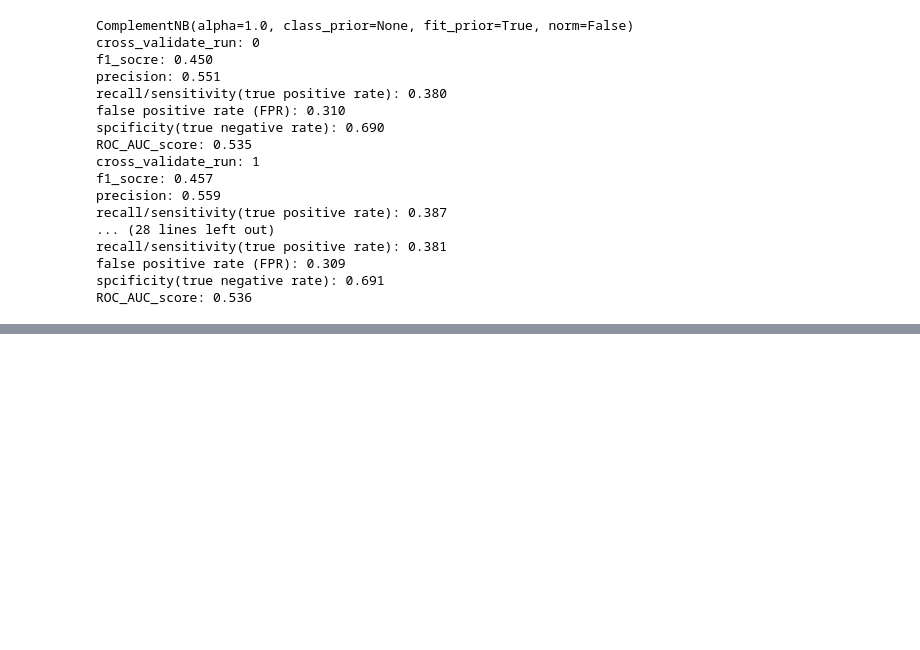
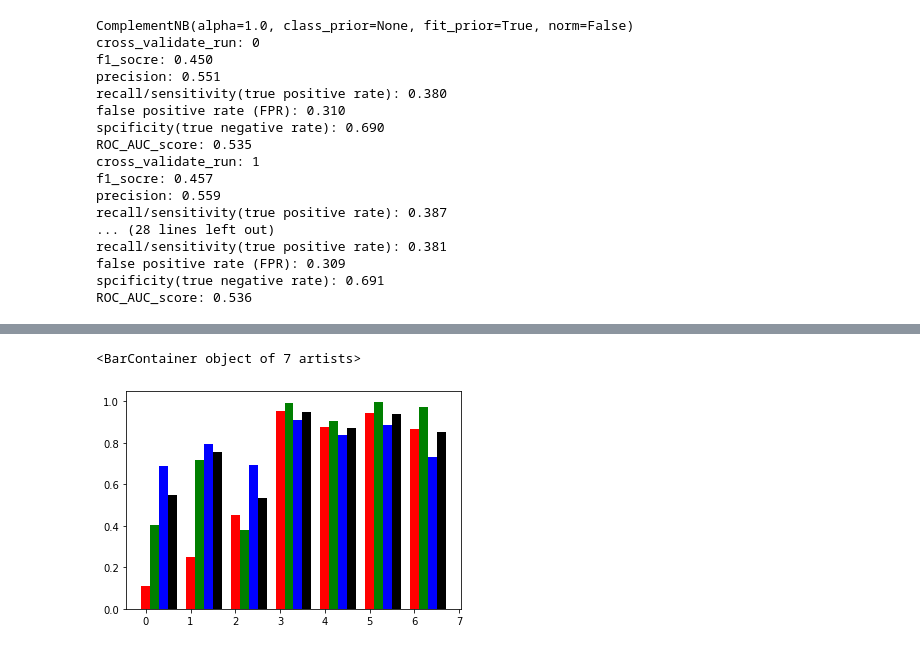
Before and after one commit to Shunling/Insight_HealthDataScience, a Jupyter notebook: Projects/P3/LightGBM_XGB_deeper_tree.ipynb, the cells around one changed output, grey strips where cells are left out. Saved outputs shown, nothing was run; the diff lists cells and outputs as text; code cells hidden in the pictures; blank space fills up the shorter version.

Commit message:
addEvaluationPlot

```diff
--- a/Projects/P3/LightGBM_XGB_deeper_tree.ipynb
+++ b/Projects/P3/LightGBM_XGB_deeper_tree.ipynb
@@ -391,0 +488,11 @@ ROC_AUC_score: 0.536
+# %%
+w = 0.2
+x = np.array([0,1,2,3,4,5,6])
+
+plt.bar(x,f1_score, label = 'f1_score',color = 'r',width=w)
+plt.bar(x+w, sensitivity, label = 'sensitivity',color = 'g',width=w)
+plt.bar(x+2*w, specificity, label = 'specificity',color = 'b',width=w)
+plt.bar(x+3*w, roc_auc,label = 'auc_roc',color='black',width=w)
+# %% [output]
+<BarContainer object of 7 artists>
+[figure, added]
```
Also changed, not shown: parts of 22 cells of this notebook.
